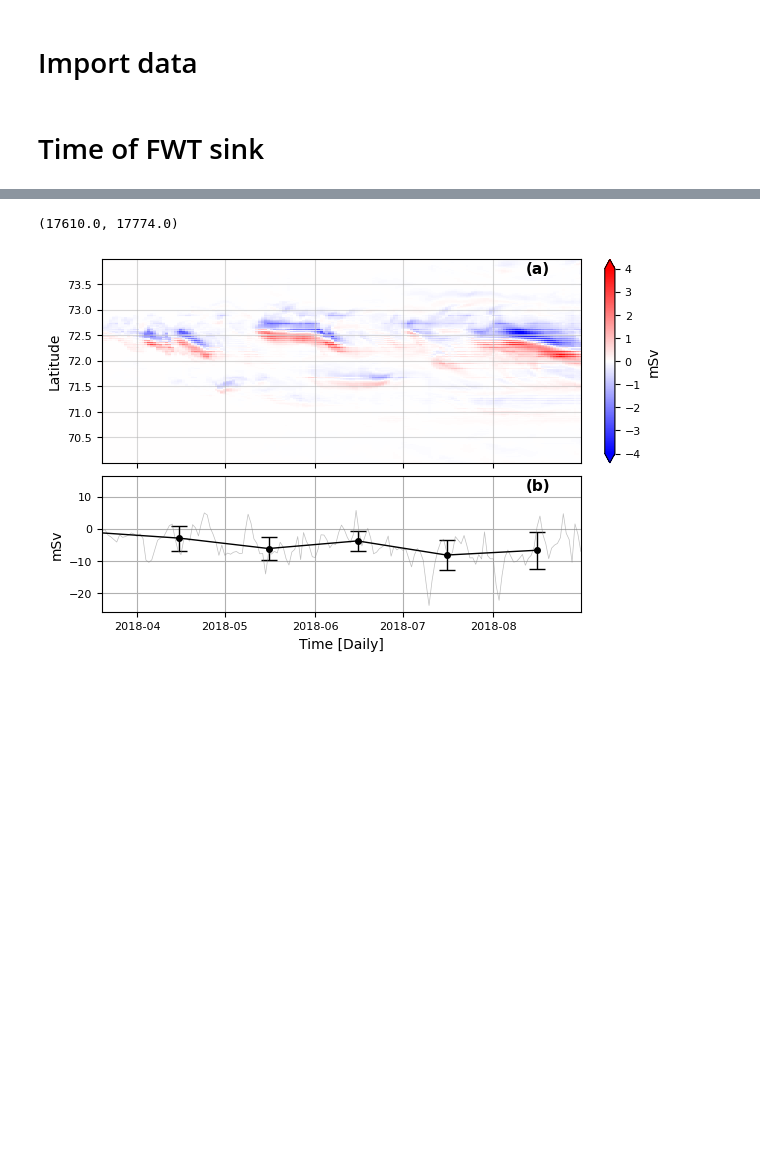
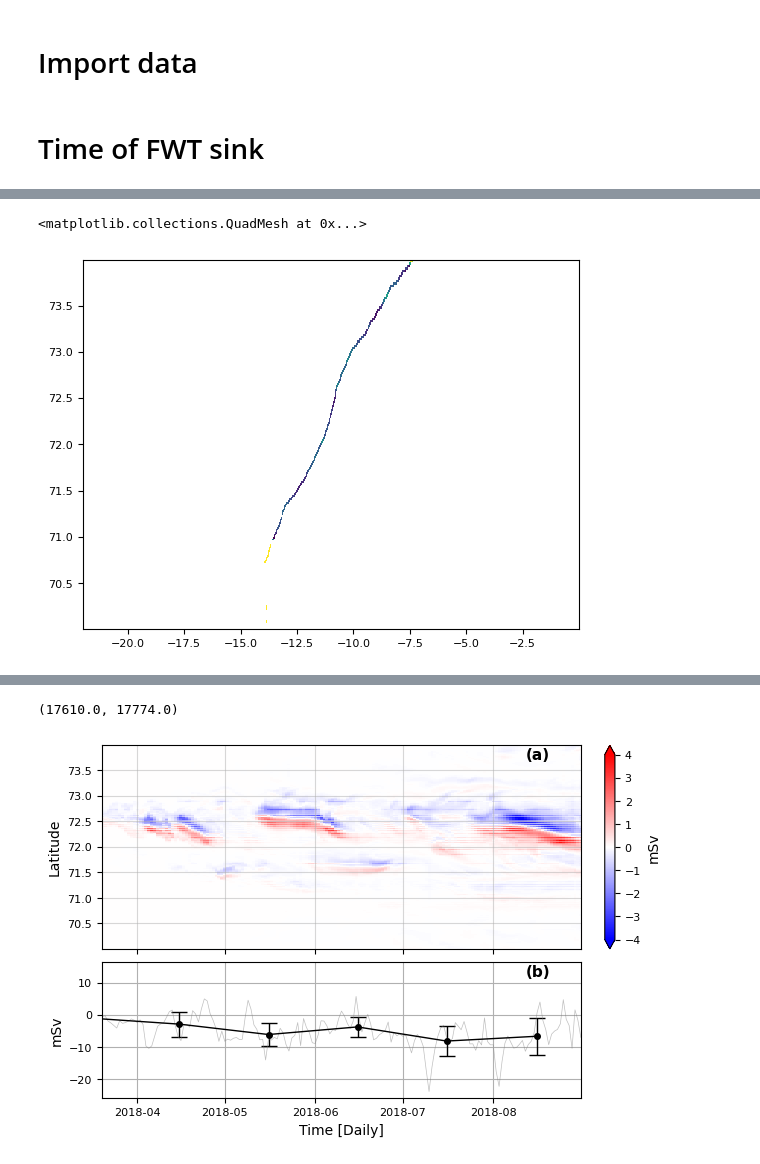
Before and after one commit to EirikKvamme/MScEirik, a Jupyter notebook: Eddies/EddyCasestudy.ipynb, the cells around one changed output, grey strips where cells are left out. Saved outputs shown, nothing was run; the diff lists cells and outputs as text; code cells hidden in the pictures; blank space fills up the shorter version.

```diff
--- a/Eddies/EddyCasestudy.ipynb
+++ b/Eddies/EddyCasestudy.ipynb
@@ -60,0 +136,6 @@ FWC = FWC.resample(time='D').mean(dim='time').rename('FWC')
+# %%
+mean_eastEdd = eddyRegion_easternboundary.mean(dim='time')
+plt.pcolormesh(mean_eastEdd.X,mean_eastEdd.Y,mean_eastEdd)
+# %% [output]
+<matplotlib.collections.QuadMesh at 0x...>
+[figure, added]
```
Also changed, not shown: parts of 11 cells of this notebook, 1 other file.
